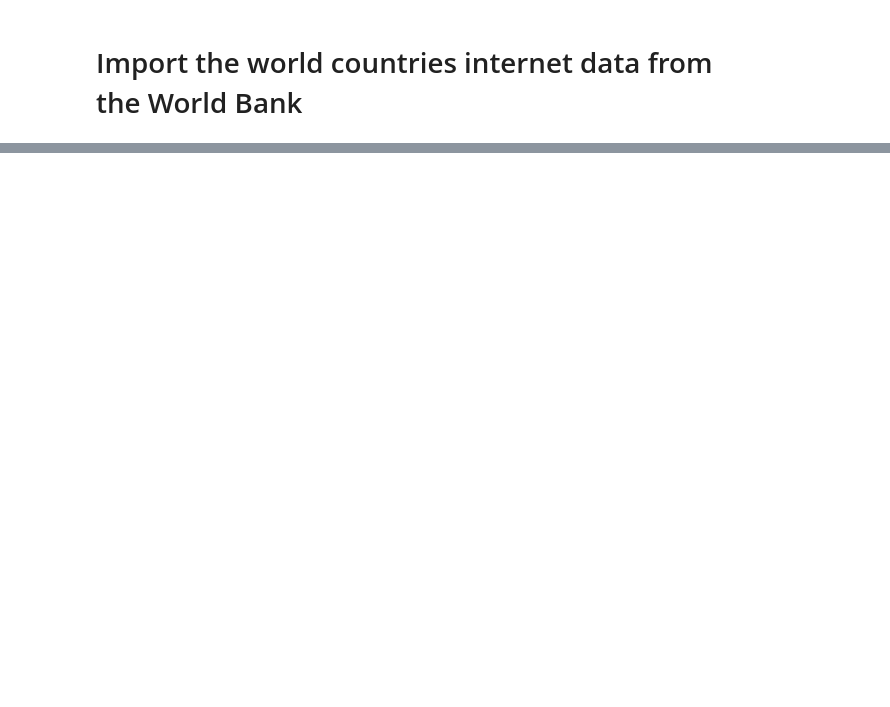
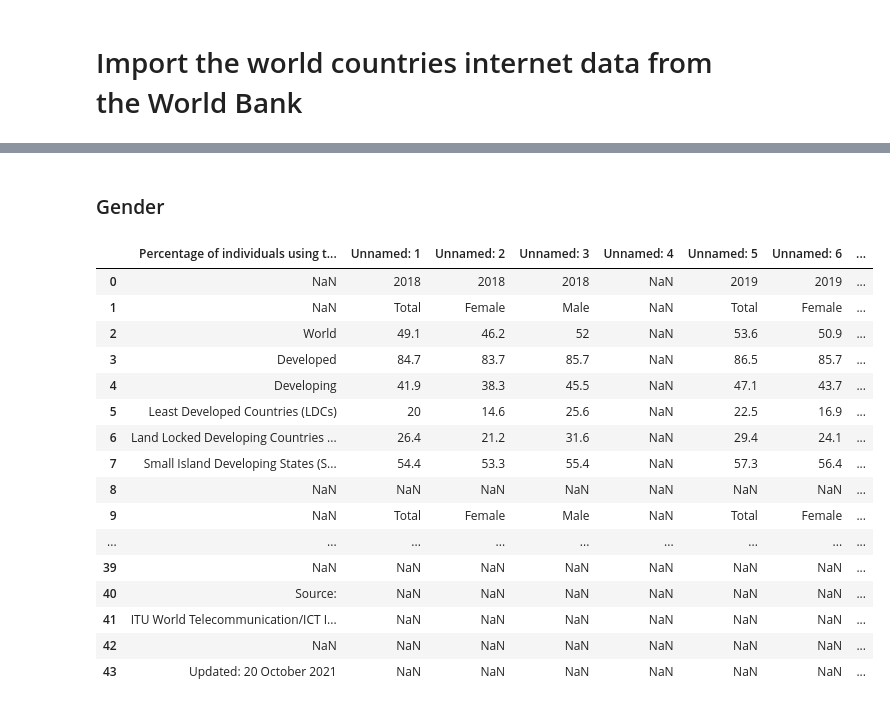
Before and after one commit to khadra1/Project-3-Connectivity, a Jupyter notebook: notebooks/cleaning_data.ipynb, the cells around one changed output, grey strips where cells are left out. Saved outputs shown, nothing was run; the diff lists cells and outputs as text; code cells hidden in the pictures; blank space fills up the shorter version.

```diff
--- a/notebooks/cleaning_data.ipynb
+++ b/notebooks/cleaning_data.ipynb
@@ -55,5 +136,26 @@ world_regions = world_regions.rename(columns={col: col.split('[')[0] for col in
+# %% [markdown]
+### Gender
 # %%
 # Reading the ITU excel file sex and age sheet to clean and turn into gender and age dataframes for data cleaning
-gender_df = pd.read_excel('../Resources/data-raw/Data_Extracted_From_ITU/ITU_regional_global_Key_ICT_indicator_aggregates_rev1_Jan_2022.xlsx', header=[3,4], sheet_name = "Internet use by sex & age")
+gender_df = pd.read_excel('../Resources/data-raw/Data_Extracted_From_ITU/ITU_regional_global_Key_ICT_indicator_aggregates_rev1_Jan_2022.xlsx', skiprows=(0,1),sheet_name = "Internet use by sex & age")
+gender_df
+# %% [output]
+|  | Percentage of individuals using t... | Unnamed: 1 | Unnamed: 2 | Unnamed: 3 | Unnamed: 4 | Unnamed: 5 | Unnamed: 6 | ... |
+| 0 | NaN | 2018 | 2018 | 2018 | NaN | 2019 | 2019 | ... |
+| 1 | NaN | Total | Female | Male | NaN | Total | Female | ... |
+| 2 | World | 49.1 | 46.2 | 52 | NaN | 53.6 | 50.9 | ... |
+| 3 | Developed | 84.7 | 83.7 | 85.7 | NaN | 86.5 | 85.7 | ... |
+| 4 | Developing | 41.9 | 38.3 | 45.5 | NaN | 47.1 | 43.7 | ... |
+| 5 | Least Developed Countries (LDCs) | 20 | 14.6 | 25.6 | NaN | 22.5 | 16.9 | ... |
+| 6 | Land Locked Developing Countries ... | 26.4 | 21.2 | 31.6 | NaN | 29.4 | 24.1 | ... |
+| 7 | Small Island Developing States (S... | 54.4 | 53.3 | 55.4 | NaN | 57.3 | 56.4 | ... |
+| 8 | NaN | NaN | NaN | NaN | NaN | NaN | NaN | ... |
+| 9 | NaN | Total | Female | Male | NaN | Total | Female | ... |
+| ... | ... | ... | ... | ... | ... | ... | ... | ... |
+| 39 | NaN | NaN | NaN | NaN | NaN | NaN | NaN | ... |
+| 40 | Source: | NaN | NaN | NaN | NaN | NaN | NaN | ... |
+| 41 | ITU World Telecommunication/ICT I... | NaN | NaN | NaN | NaN | NaN | NaN | ... |
+| 42 | NaN | NaN | NaN | NaN | NaN | NaN | NaN | ... |
+| 43 | Updated: 20 October 2021 | NaN | NaN | NaN | NaN | NaN | NaN | ... |
 # %%
 # Get the gender tables
```
Also changed, not shown: parts of 22 cells of this notebook, 20 other files.
